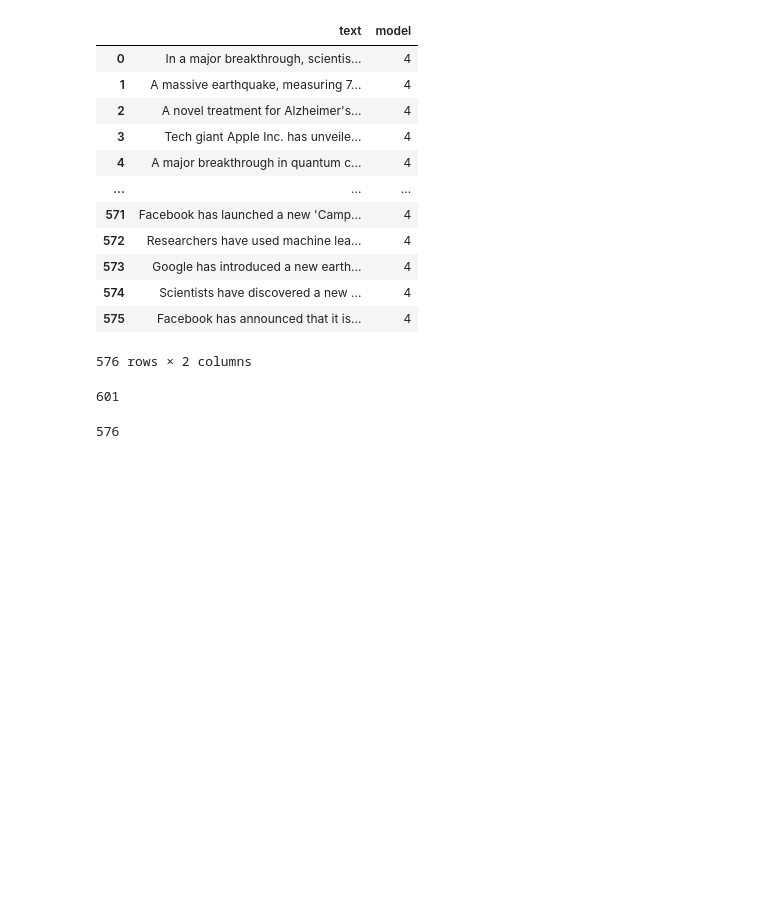
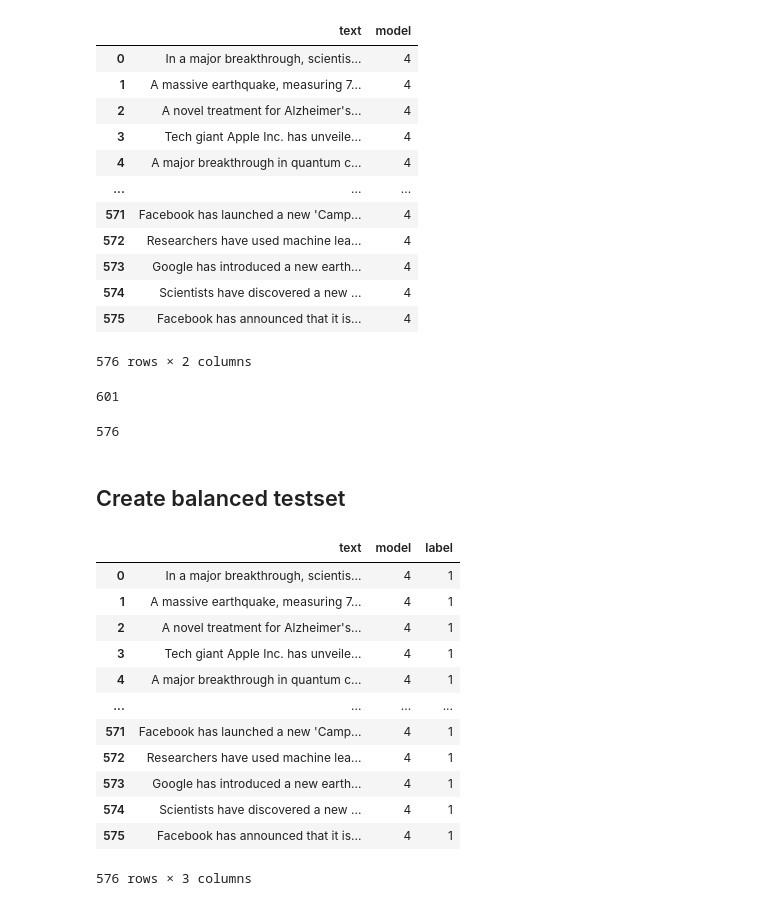
Before and after one commit to StenRSM/BAM-thesis, a Jupyter notebook: ChatGPT_news.ipynb, the cells around one changed output. Drawn from its saved outputs; the diff is of its cells as text; code cells hidden in the pictures; blank space fills up the shorter version.

```diff
--- a/ChatGPT_news.ipynb
+++ b/ChatGPT_news.ipynb
@@ -1888,3 +1888,28 @@ len(news_articles)
 len(news_gpt4)
 # %% [output]
 576
+# %% [markdown]
+## Create balanced testset
+# %%
+df_gpt3 = pd.read_csv(r'C:\Users\Sten\Documents\EUR BAM\Thesis\data\ChatGPT\gpt_3.csv')
+df_gpt4 = pd.read_csv(r'C:\Users\Sten\Documents\EUR BAM\Thesis\data\ChatGPT\gpt_4.csv')
+# %%
+df_gpt3 = df_gpt3.drop('Unnamed: 0', axis=1)
+df_gpt3['label'] = 1
+df_gpt4 = df_gpt4.drop('Unnamed: 0', axis=1)
+df_gpt4['label'] = 1
+df_gpt4
+# %% [output]
+|  | text | model | label |
+| 0 | In a major breakthrough, scientis... | 4 | 1 |
+| 1 | A massive earthquake, measuring 7... | 4 | 1 |
+| 2 | A novel treatment for Alzheimer's... | 4 | 1 |
+| 3 | Tech giant Apple Inc. has unveile... | 4 | 1 |
+| 4 | A major breakthrough in quantum c... | 4 | 1 |
+| ... | ... | ... | ... |
+| 571 | Facebook has launched a new 'Camp... | 4 | 1 |
+| 572 | Researchers have used machine lea... | 4 | 1 |
+| 573 | Google has introduced a new earth... | 4 | 1 |
+| 574 | Scientists have discovered a new ... | 4 | 1 |
+| 575 | Facebook has announced that it is... | 4 | 1 |
+576 rows × 3 columns
```
Also changed, not shown: parts of 9 cells of this notebook, 1 other file.
